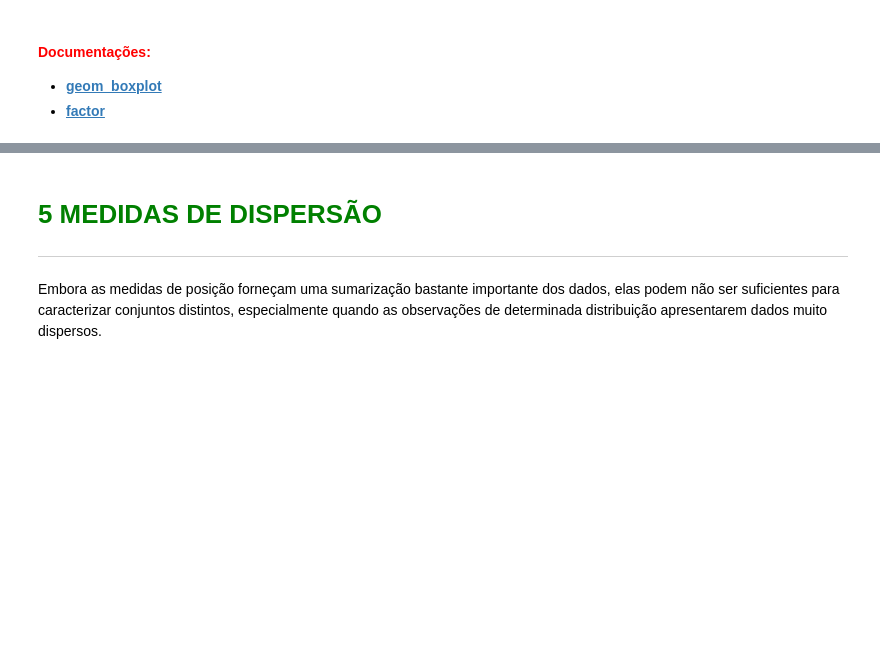
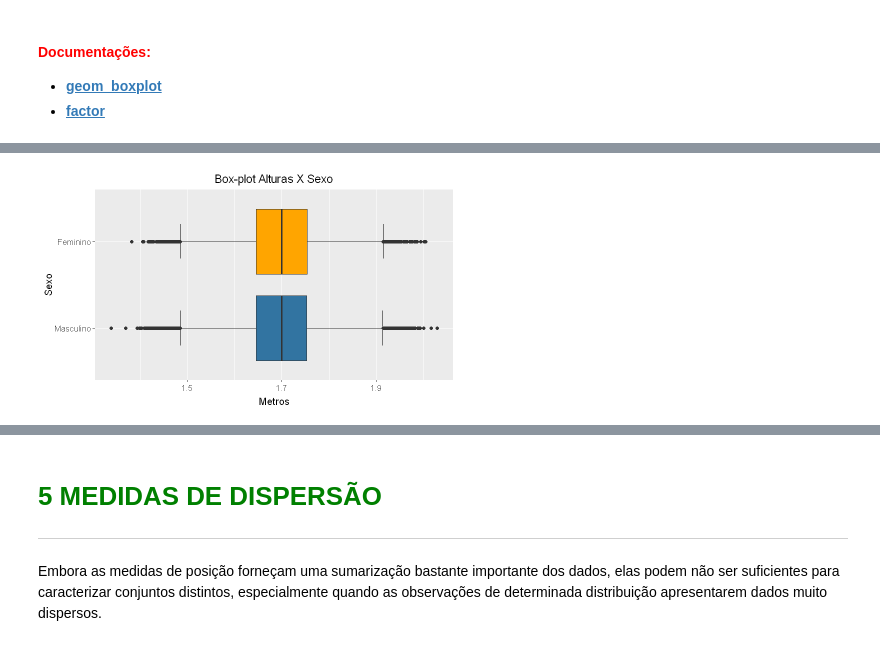
Before and after one commit to ProfessorDanilo/2022, a Jupyter notebook: AluraCursosQueFiz/R/1estatistica com R/Curso_de_Estatística_Parte_1.ipynb, the cells around one changed output, grey strips where cells are left out. Saved outputs shown, nothing was run; the diff lists cells and outputs as text; code cells hidden in the pictures; blank space fills up the shorter version.

```diff
--- a/AluraCursosQueFiz/R/1estatistica com R/Curso_de_Estatística_Parte_1.ipynb
+++ b/AluraCursosQueFiz/R/1estatistica com R/Curso_de_Estatística_Parte_1.ipynb
@@ -1245,0 +1312,3 @@ ggplot(data = "#", aes(x = "#", y = "#", group = "#")) +
+# %%
+dados$Cat.Sexo <- factor(dados$Sexo)
+levels(dados$Cat.Sexo) <- sexo
@@ -1246,10 +1327,12 @@ ggplot(data = "#", aes(x = "#", y = "#", group = "#")) +
 # %%
-ggplot(data = "#", aes(x = "#", y = "#")) +
+ggplot(data = dados, aes(x = Cat.Sexo, y = Altura)) +
     stat_boxplot(geom ='errorbar', width = 0.4) +
     geom_boxplot(fill = c('#3274A1', "orange")) +
     coord_flip() +
     ylab("Metros") +
     xlab("Sexo") +
     ggtitle('Box-plot Alturas X Sexo') +
     formatos
+# %% [output]
+[figure, added]
 # %%
```
Also changed, not shown: parts of 18 cells of this notebook.
